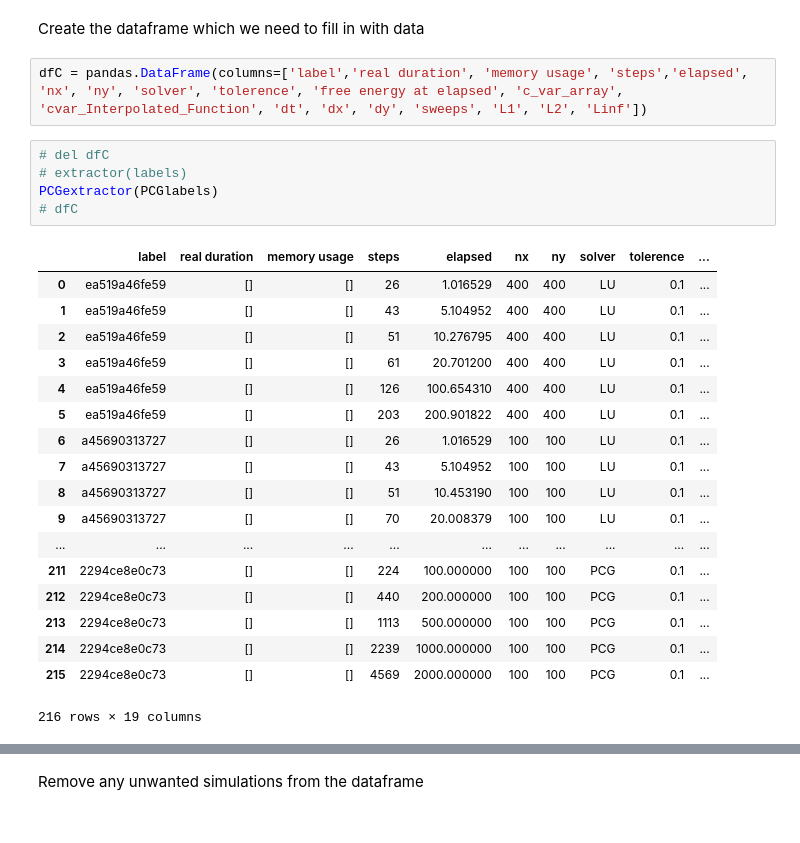
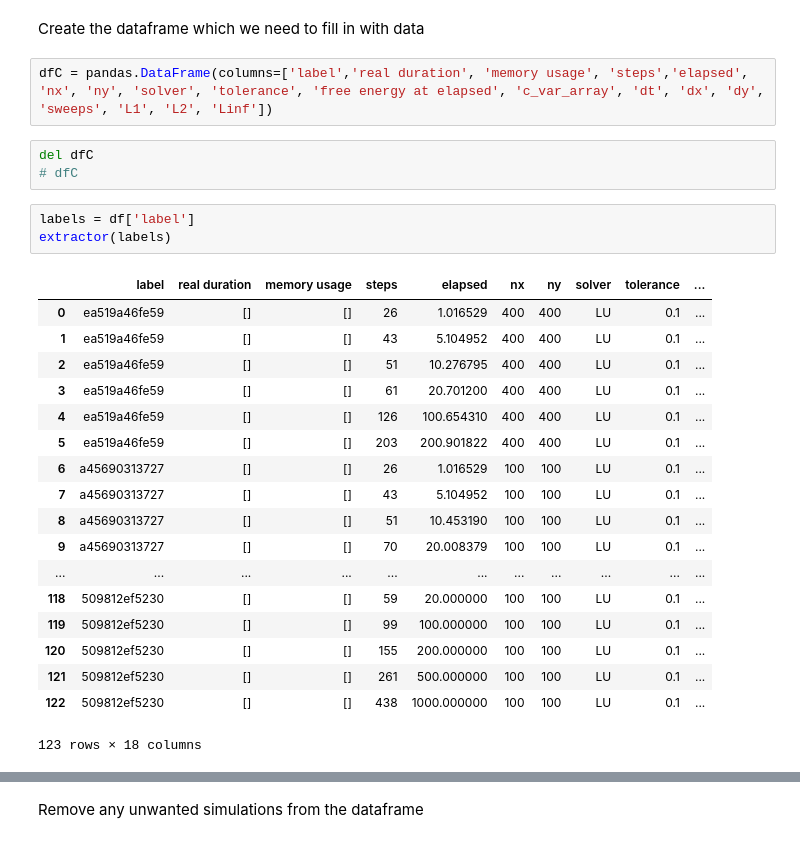
Before and after one commit to evgenjevich/cluster-sumatra-sims, a Jupyter notebook: DataExtract.ipynb, the cells around one changed output, grey strips where cells are left out. Cells and saved outputs as stored; diff of their text form.

```diff
--- a/DataExtract.ipynb
+++ b/DataExtract.ipynb
@@ -210,28 +296,29 @@ Name: label, dtype: object
 # %% [markdown]
 Create the dataframe which we need to fill in with data
 # %%
-dfC = pandas.DataFrame(columns=['label','real duration', 'memory usage', 'steps','elapsed', 'nx', 'ny', 'solver', 'tolerence', 'free energy at elapsed', 'c_var_array', 'cvar_Interpolated_Function', 'dt', 'dx', 'dy', 'sweeps', 'L1', 'L2', 'Linf'])
+dfC = pandas.DataFrame(columns=['label','real duration', 'memory usage', 'steps','elapsed', 'nx', 'ny', 'solver', 'tolerance', 'free energy at elapsed', 'c_var_array', 'dt', 'dx', 'dy', 'sweeps', 'L1', 'L2', 'Linf'])
-# %%
-# del dfC
-# extractor(labels)
-PCGextractor(PCGlabels)
-# dfC
-# %% [output]
-|  | label | real duration | memory usage | steps | elapsed | nx | ny | solver | tolerence | ... |
-| 0 | ea519a46fe59 | [] | [] | 26 | 1.016529 | 400 | 400 | LU | 0.1 | ... |
-| 1 | ea519a46fe59 | [] | [] | 43 | 5.104952 | 400 | 400 | LU | 0.1 | ... |
-| 2 | ea519a46fe59 | [] | [] | 51 | 10.276795 | 400 | 400 | LU | 0.1 | ... |
-| 3 | ea519a46fe59 | [] | [] | 61 | 20.701200 | 400 | 400 | LU | 0.1 | ... |
-| 4 | ea519a46fe59 | [] | [] | 126 | 100.654310 | 400 | 400 | LU | 0.1 | ... |
-| 5 | ea519a46fe59 | [] | [] | 203 | 200.901822 | 400 | 400 | LU | 0.1 | ... |
-| 6 | a45690313727 | [] | [] | 26 | 1.016529 | 100 | 100 | LU | 0.1 | ... |
-| 7 | a45690313727 | [] | [] | 43 | 5.104952 | 100 | 100 | LU | 0.1 | ... |
-| 8 | a45690313727 | [] | [] | 51 | 10.453190 | 100 | 100 | LU | 0.1 | ... |
-| 9 | a45690313727 | [] | [] | 70 | 20.008379 | 100 | 100 | LU | 0.1 | ... |
-| ... | ... | ... | ... | ... | ... | ... | ... | ... | ... | ... |
-| 211 | 2294ce8e0c73 | [] | [] | 224 | 100.000000 | 100 | 100 | PCG | 0.1 | ... |
-| 212 | 2294ce8e0c73 | [] | [] | 440 | 200.000000 | 100 | 100 | PCG | 0.1 | ... |
-| 213 | 2294ce8e0c73 | [] | [] | 1113 | 500.000000 | 100 | 100 | PCG | 0.1 | ... |
-| 214 | 2294ce8e0c73 | [] | [] | 2239 | 1000.000000 | 100 | 100 | PCG | 0.1 | ... |
-| 215 | 2294ce8e0c73 | [] | [] | 4569 | 2000.000000 | 100 | 100 | PCG | 0.1 | ... |
-216 rows × 19 columns
+# %%
+del dfC
+# dfC
+# %%
+labels = df['label']
+extractor(labels)
+# %% [output]
+|  | label | real duration | memory usage | steps | elapsed | nx | ny | solver | tolerance | ... |
+| 0 | ea519a46fe59 | [] | [] | 26 | 1.016529 | 400 | 400 | LU | 0.1 | ... |
+| 1 | ea519a46fe59 | [] | [] | 43 | 5.104952 | 400 | 400 | LU | 0.1 | ... |
+| 2 | ea519a46fe59 | [] | [] | 51 | 10.276795 | 400 | 400 | LU | 0.1 | ... |
+| 3 | ea519a46fe59 | [] | [] | 61 | 20.701200 | 400 | 400 | LU | 0.1 | ... |
+| 4 | ea519a46fe59 | [] | [] | 126 | 100.654310 | 400 | 400 | LU | 0.1 | ... |
+| 5 | ea519a46fe59 | [] | [] | 203 | 200.901822 | 400 | 400 | LU | 0.1 | ... |
+| 6 | a45690313727 | [] | [] | 26 | 1.016529 | 100 | 100 | LU | 0.1 | ... |
+| 7 | a45690313727 | [] | [] | 43 | 5.104952 | 100 | 100 | LU | 0.1 | ... |
+| 8 | a45690313727 | [] | [] | 51 | 10.453190 | 100 | 100 | LU | 0.1 | ... |
+| 9 | a45690313727 | [] | [] | 70 | 20.008379 | 100 | 100 | LU | 0.1 | ... |
+| ... | ... | ... | ... | ... | ... | ... | ... | ... | ... | ... |
+| 118 | 509812ef5230 | [] | [] | 59 | 20.000000 | 100 | 100 | LU | 0.1 | ... |
+| 119 | 509812ef5230 | [] | [] | 99 | 100.000000 | 100 | 100 | LU | 0.1 | ... |
+| 120 | 509812ef5230 | [] | [] | 155 | 200.000000 | 100 | 100 | LU | 0.1 | ... |
+| 121 | 509812ef5230 | [] | [] | 261 | 500.000000 | 100 | 100 | LU | 0.1 | ... |
+| 122 | 509812ef5230 | [] | [] | 438 | 1000.000000 | 100 | 100 | LU | 0.1 | ... |
+123 rows × 18 columns
```
Also changed, not shown: parts of 20 cells of this notebook.
